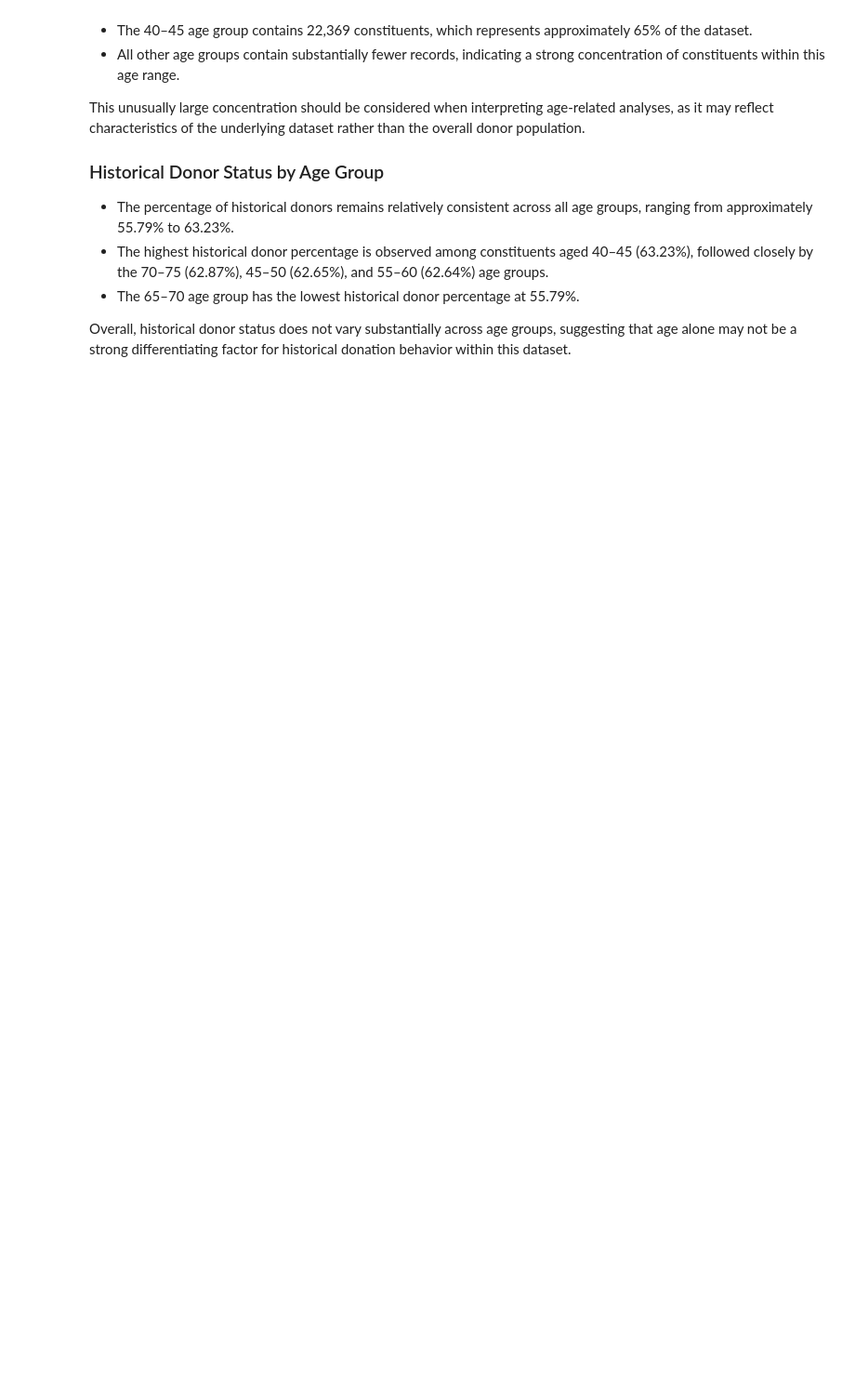
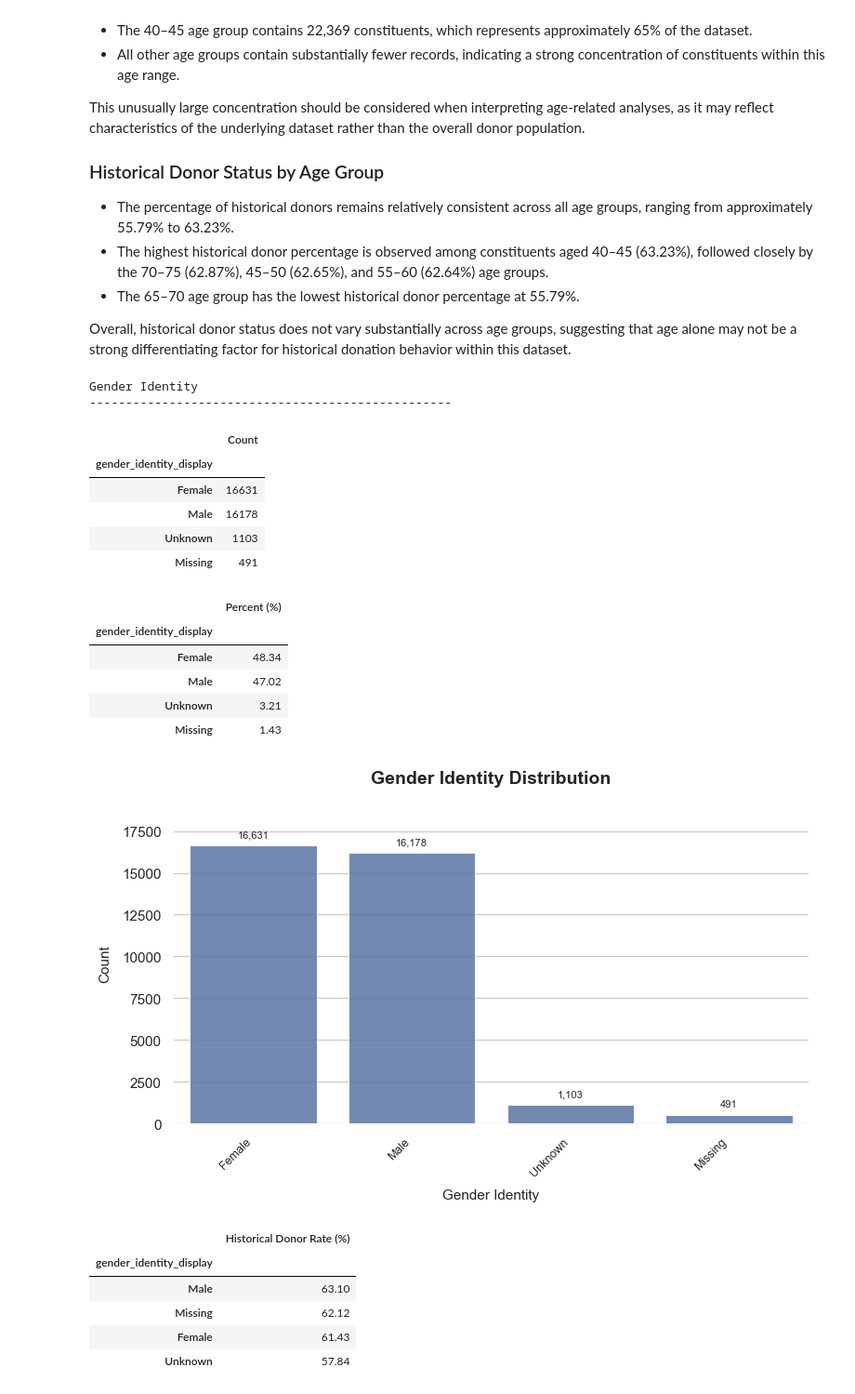
Before and after one commit to MDarkHead/red-cross-donor-prediction, a Jupyter notebook: notebooks/02_eda.ipynb, the cells around one changed output. Shown at 93% size. Saved outputs shown, nothing was run; the diff lists cells and outputs as text; code cells hidden in the pictures; blank space fills up the shorter version.

Commit message:
P2; Task 6: Categorical & Binary Indicator Analysis Complete

```diff
--- a/notebooks/02_eda.ipynb
+++ b/notebooks/02_eda.ipynb
@@ -933,0 +1061,25 @@ Overall, historical donor status does not vary substantially across age groups,
+# %%
+# gender identity bar graph
+analyze_categorical_feature(df, "gender_identity", "Gender Identity")
+# %% [output]
+Gender Identity
+--------------------------------------------------
+|  | Count |
+| gender_identity_display |  |
+| Female | 16631 |
+| Male | 16178 |
+| Unknown | 1103 |
+| Missing | 491 |
+|  | Percent (%) |
+| gender_identity_display |  |
+| Female | 48.34 |
+| Male | 47.02 |
+| Unknown | 3.21 |
+| Missing | 1.43 |
+[figure, added]
+|  | Historical Donor Rate (%) |
+| gender_identity_display |  |
+| Male | 63.10 |
+| Missing | 62.12 |
+| Female | 61.43 |
+| Unknown | 57.84 |
```
Also changed, not shown: parts of 10 cells of this notebook.
